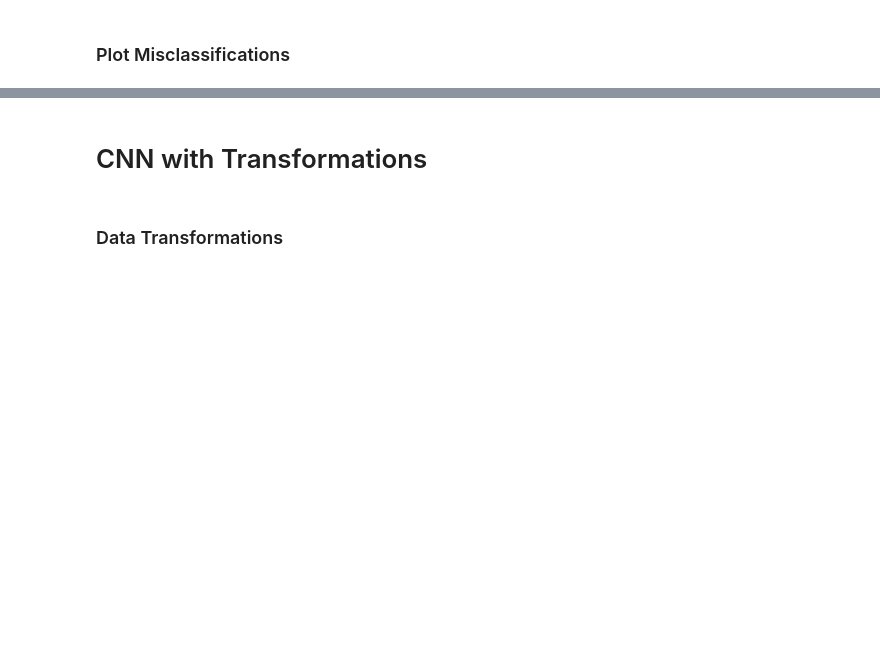
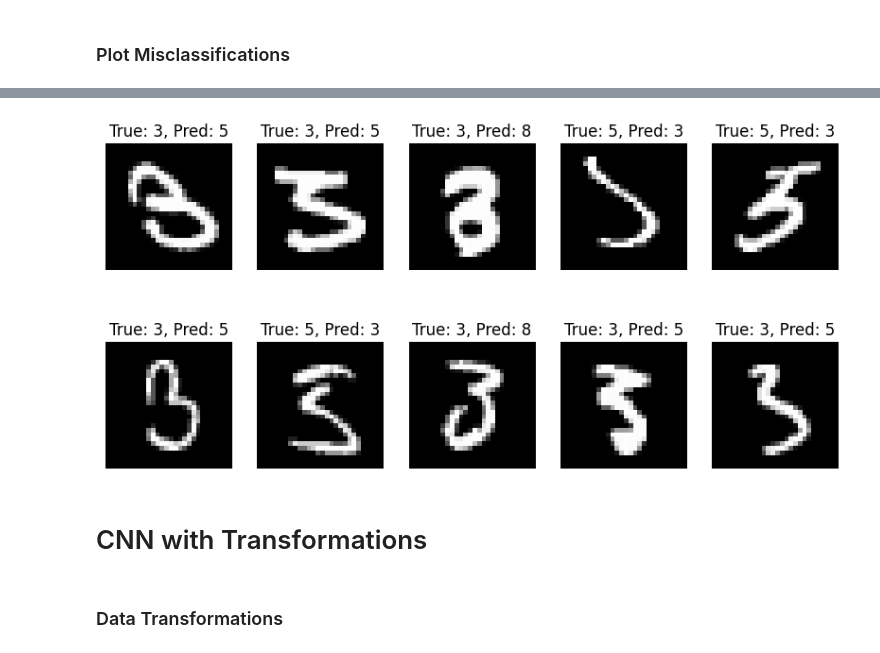
Before and after one commit to KelvynBladen/ml_intro, a Jupyter notebook: mnist_worksheet2.ipynb, the cells around one changed output, grey strips where cells are left out. Cells and saved outputs as stored; diff of their text form; code cells hidden in the pictures; blank space fills up the shorter version.

```diff
--- a/mnist_worksheet2.ipynb
+++ b/mnist_worksheet2.ipynb
@@ -101,3 +196,23 @@ WARNING:tensorflow:From c:\Users\kelvy\anaconda3\envs\stat5810\Lib\site-packages
+# %%
+# Create a mapping dictionary for label conversion
+label_map = {0: 3, 1: 5, 2: 8}
+
+# Find the indices of misclassified samples
+misclassified_indices_torch = [i for i in range(len(y_test_nn_bin)) if test_predictions[i] != y_test_nn_bin[i]]
+
+plt.figure(figsize=(10, 5))
+
+for i, idx in enumerate(misclassified_indices_torch[:10]):
+    plt.subplot(2, 5, i + 1)
+    plt.imshow(x_test_nn[idx], cmap='gray')
+    true_label = label_map[y_test_nn_bin[idx]]
+    pred_label = label_map[test_predictions[idx]]
+    plt.title(f'True: {true_label}, Pred: {pred_label}')
+    plt.axis('off')
+
+plt.show()
+# %% [output]
+[figure, added]
 # %% [markdown]
 # CNN with Transformations
 # %% [markdown]
```
Also changed, not shown: parts of 18 cells of this notebook, 1 other file.
